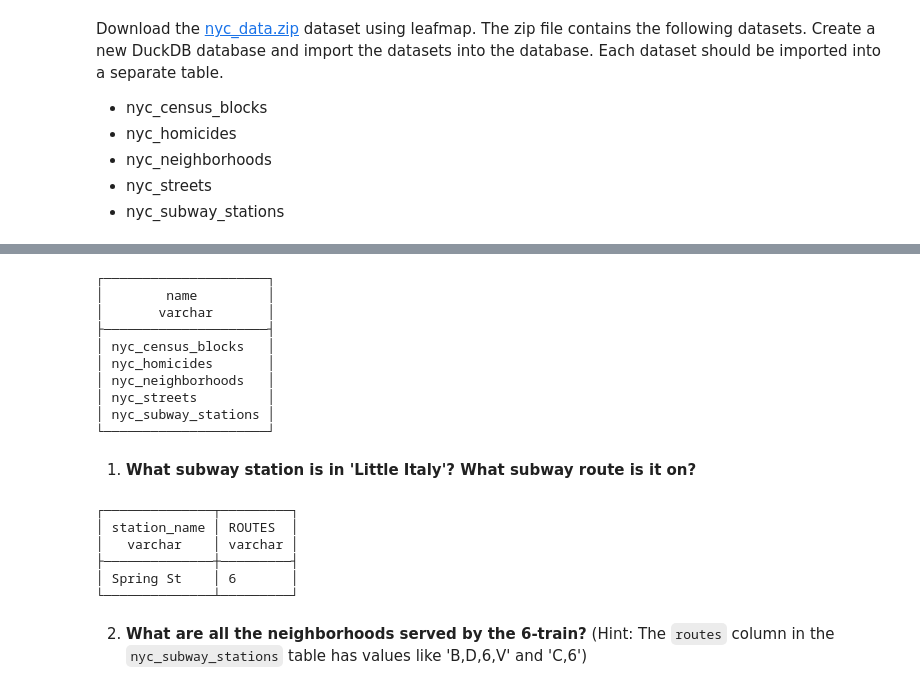
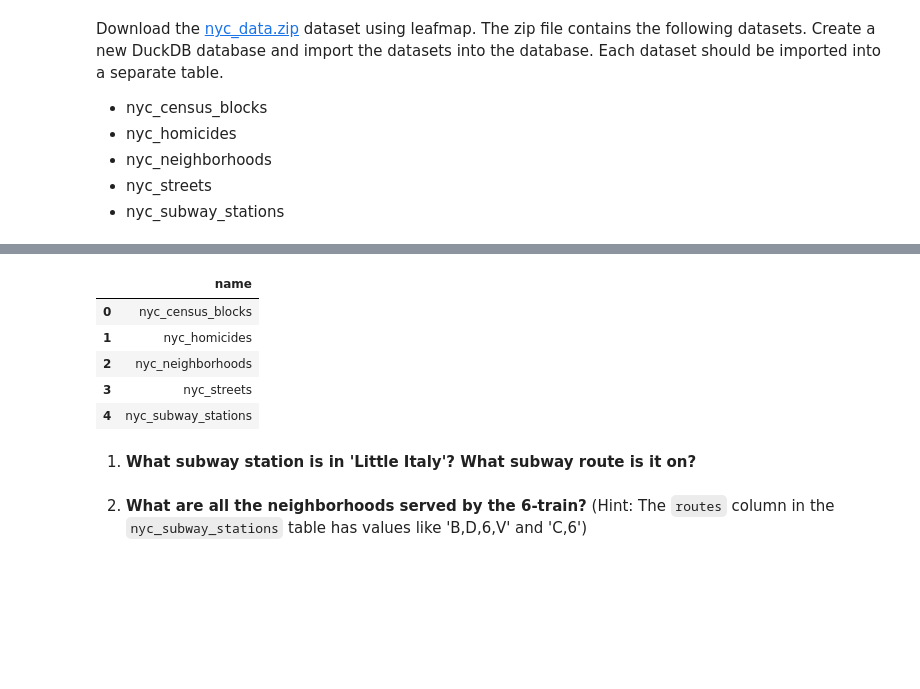
Before and after one commit to Skylar-siyu/BigData, a Jupyter notebook: notebooks/W04_postgis2.ipynb, the cells around one changed output, grey strips where cells are left out. Cells and saved outputs as stored; diff of their text form; code cells hidden in the pictures; blank space fills up the shorter version.

```diff
--- a/notebooks/W04_postgis2.ipynb
+++ b/notebooks/W04_postgis2.ipynb
@@ -55,12 +56,12 @@ Download the [nyc_data.zip](https://github.com/opengeos/data/raw/main/duckdb/nyc
 - nyc_subway_stations
 # %%
 url = "https://github.com/opengeos/data/raw/main/duckdb/nyc_data.zip"
-
-leafmap.download_file(
-    url=url,
-    output="nyc_data.zip",
-    unzip=True
-)
+leafmap.download_file(url, unzip=True, overwrite=True)
+con = duckdb.connect()
+con.install_extension("httpfs")
+con.load_extension("httpfs")
+con.install_extension("spatial")
+con.load_extension("spatial")
 # %% [output]
 Downloading...
 From: https://github.com/opengeos/data/raw/main/duckdb/nyc_data.zip
@@ -91,4 +69,0 @@ os.listdir()
-# %%
-con = duckdb.connect("nyc_data.db")
-con.install_extension("spatial")
-con.load_extension("spatial")
@@ -109,36 +95,15 @@ for ds in datasets:
     """)
 # %%
-con.sql("SHOW TABLES;")
+con.sql("SHOW TABLES;").df()
 # %% [output]
-┌─────────────────────┐
-│        name         │
-│       varchar       │
-├─────────────────────┤
-│ nyc_census_blocks   │
-│ nyc_homicides       │
-│ nyc_neighborhoods   │
-│ nyc_streets         │
-│ nyc_subway_stations │
-└─────────────────────┘
+|  | name |
+| 0 | nyc_census_blocks |
+| 1 | nyc_homicides |
+| 2 | nyc_neighborhoods |
+| 3 | nyc_streets |
+| 4 | nyc_subway_stations |
 # %% [markdown]
 1. **What subway station is in \'Little Italy\'? What subway route is it on?**
-# %%
-con.sql("""
-SELECT
-    s.name AS station_name,
-    s.routes
-FROM nyc_subway_stations s
-JOIN nyc_neighborhoods n
-ON ST_Within(s.geom, n.geom)
-WHERE n.name = 'Little Italy';
-""")
-# %% [output]
-┌──────────────┬─────────┐
-│ station_name │ ROUTES  │
-│   varchar    │ varchar │
-├──────────────┼─────────┤
-│ Spring St    │ 6       │
-└──────────────┴─────────┘
 # %% [markdown]
 2. **What are all the neighborhoods served by the 6-train?** (Hint: The `routes` column in the `nyc_subway_stations` table has values like \'B,D,6,V\' and \'C,6\')
 # %% [markdown]
```
Also changed, not shown: parts of 5 cells of this notebook.
